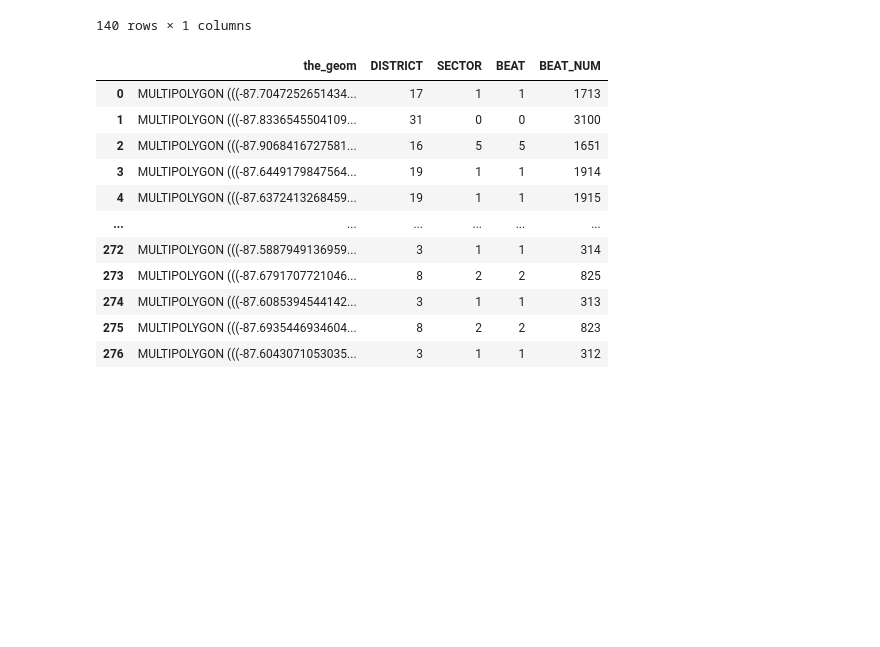
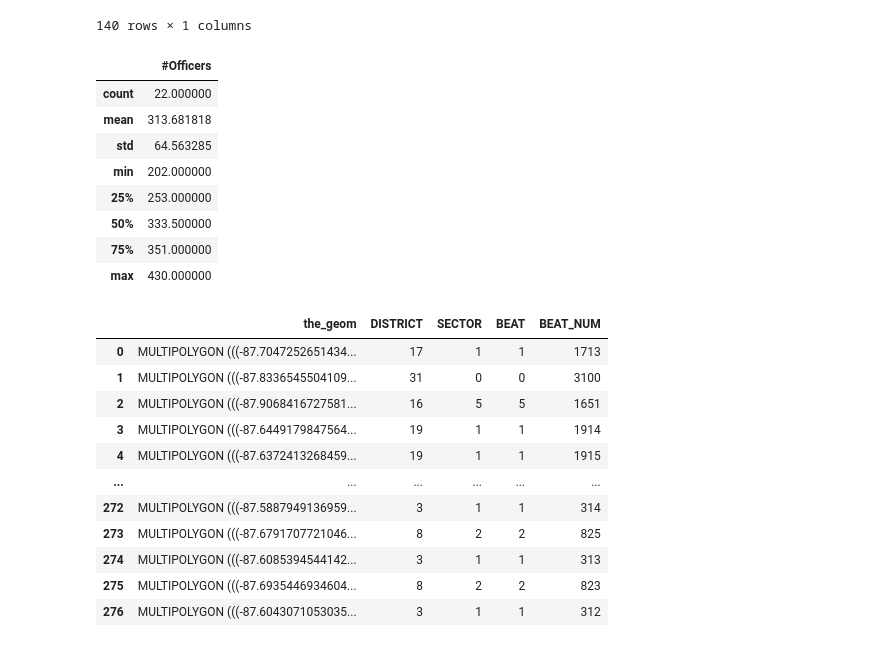
Before and after one commit to callieclark/response-time-project, a Jupyter notebook: Police_Beats_Assignments.ipynb, the cells around one changed output. Saved outputs shown, nothing was run; the diff lists cells and outputs as text; code cells hidden in the pictures; blank space fills up the shorter version.

```diff
--- a/Police_Beats_Assignments.ipynb
+++ b/Police_Beats_Assignments.ipynb
@@ -116,6 +116,18 @@ officer_current[['current_rank','assigned_district','first_name']].dropna().grou
 police_officer_current=officer_current[officer_current['current_rank']=='POLICE OFFICER']
 district_staffing=police_officer_current[['current_rank','assigned_district']].dropna().groupby(['assigned_district']).count()
 district_staffing.columns=['#Officers']
+# %%
+district_staffing.describe()
+# %% [output]
+|  | #Officers |
+| count | 22.000000 |
+| mean | 313.681818 |
+| std | 64.563285 |
+| min | 202.000000 |
+| 25% | 253.000000 |
+| 50% | 333.500000 |
+| 75% | 351.000000 |
+| max | 430.000000 |
 # %%
 police_beats=pd.read_csv('Simulation_Data/PoliceBeat.csv')
 # %%
```
Also changed, not shown: parts of 5 cells of this notebook, 1 other file.
